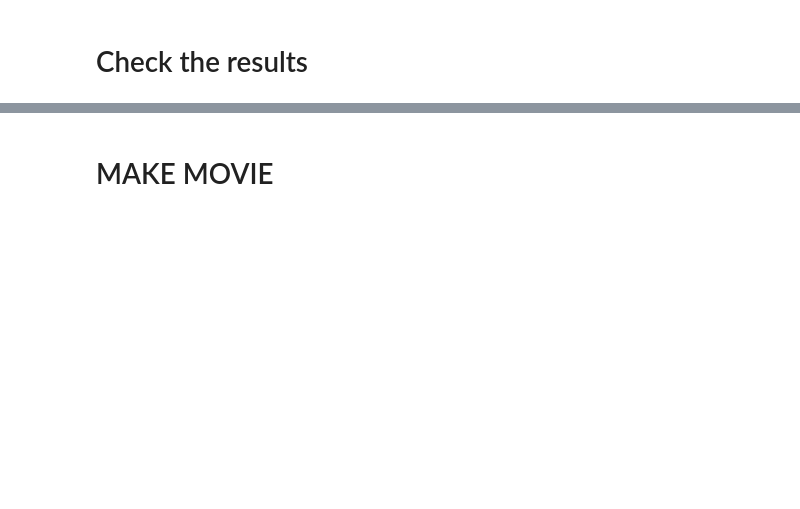
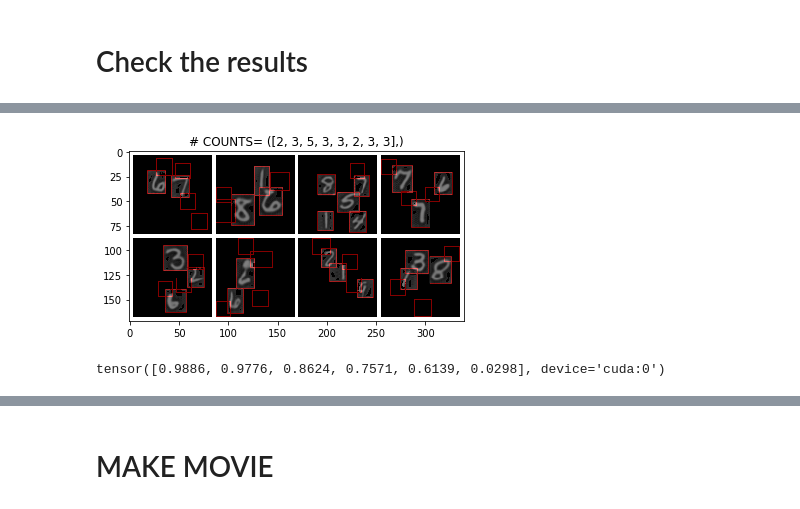
Before and after one commit to spacetx/spacetx-research, a Jupyter notebook: MAIN.ipynb, the cells around one changed output, grey strips where cells are left out. Cells and saved outputs as stored; diff of their text form; code cells hidden in the pictures; blank space fills up the shorter version.

```diff
--- a/MAIN.ipynb
+++ b/MAIN.ipynb
@@ -108,8 +108,8 @@ descriptor        = "25_to_current_v3_b"
 name_vae          = descriptor+"_vae"
 name_history      = descriptor+"_hystory"
 name_hyper_params = descriptor+"_hyper_params"
-epoch_restart     = 25
-from_scratch = True
+epoch_restart     = 2
+from_scratch = False
 
 
 if(from_scratch):
@@ -396,10 +398,14 @@ mp.savefig(write_dir+name+'.png')
 # %%
 #vae.p_corr_factor = 0.0
 rec_img,z_where,putative_imgs,putative_masks,logp,reg = vae.reconstruct_img(reference_imgs,True)
-counts = torch.sum(z_where.prob>0.5,dim=1).view(-1).cpu().numpy().tolist(),
+counts = torch.sum(z_where.prob>0.5,dim=0).view(-1).cpu().numpy().tolist(),
 b=show_batch(rec_img[:8],nrow=4,npadding=4,title="# COUNTS= "+str(counts))
 mp.savefig(write_dir+name_vae+'_rec_both.png')
+# %% [output]
+[figure, added]
 # %%
-chosen=6
-z_where.prob[chosen]
+chosen=2
+z_where.prob[:,chosen].view(-1)
+# %% [output]
+tensor([0.9886, 0.9776, 0.8624, 0.7571, 0.6139, 0.0298], device='cuda:0')
 # %%
```
Also changed, not shown: parts of 17 cells of this notebook, 1 other file.
